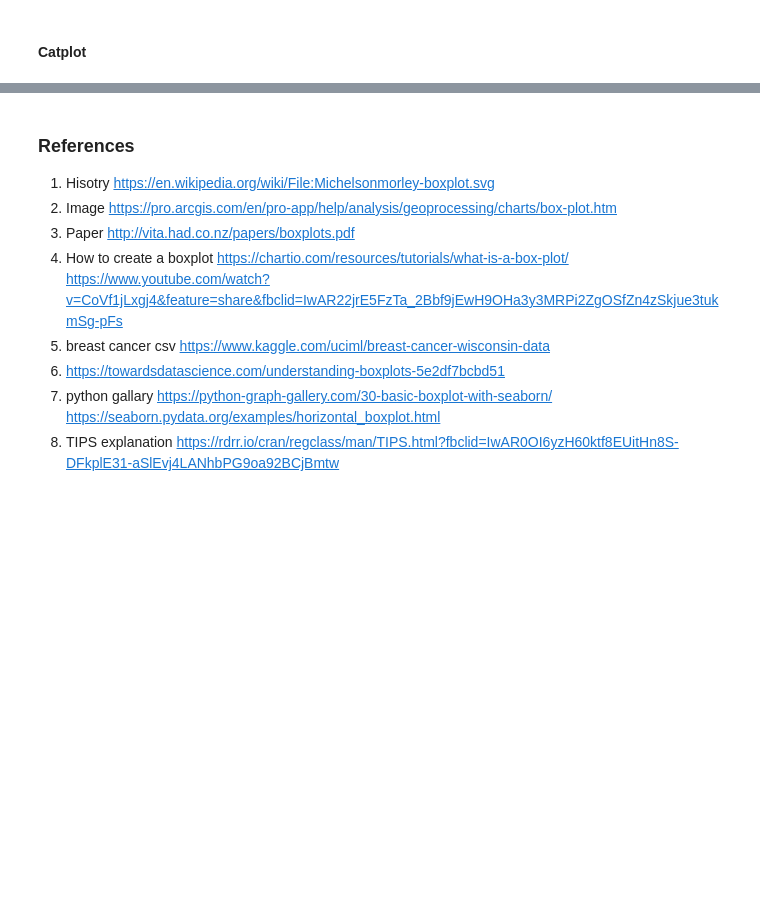
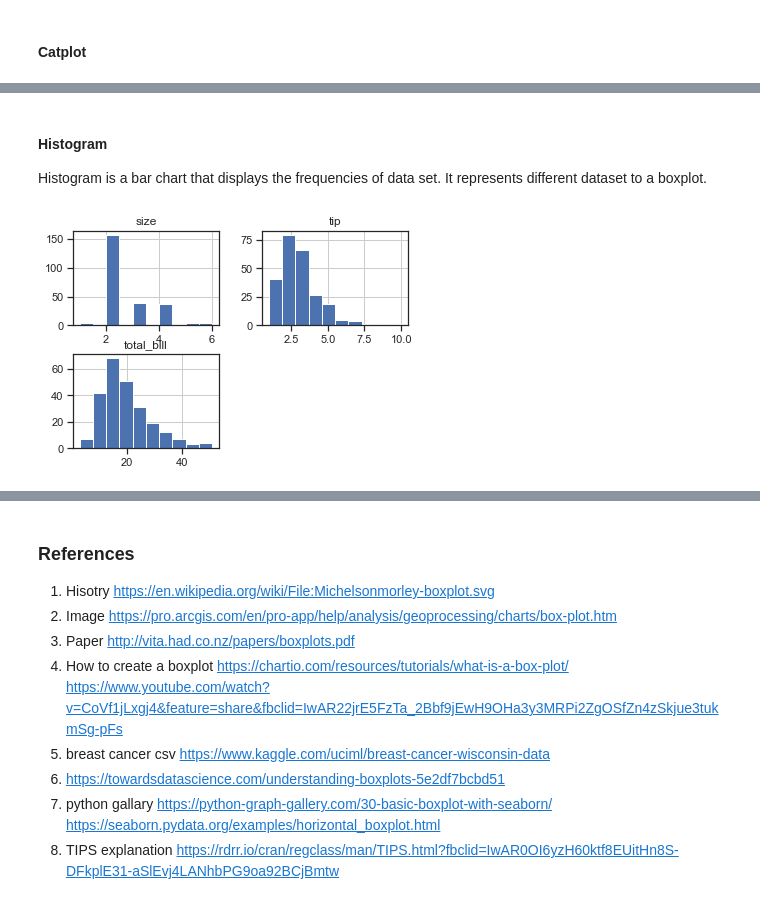
Before and after one commit to MartynaMisk/Boxplot, a Jupyter notebook: BoxplotsJupyter.ipynb, the cells around one changed output, grey strips where cells are left out. Saved outputs shown, nothing was run; the diff lists cells and outputs as text; code cells hidden in the pictures; blank space fills up the shorter version.

Commit message:
histogram

```diff
--- a/BoxplotsJupyter.ipynb
+++ b/BoxplotsJupyter.ipynb
@@ -258,0 +263,8 @@ Text(0.5,1,'CATPLOT in a ticks style')
+# %% [markdown]
+#### Histogram
+Histogram is a bar chart that displays the frequencies of data set. It represents different dataset to a boxplot.
+# %%
+#Here we can see three histograms that can be plotted from TIPS dataset
+Histograms = tips.hist()
+# %% [output]
+[figure, added]
```
Also changed, not shown: parts of 25 cells of this notebook.
